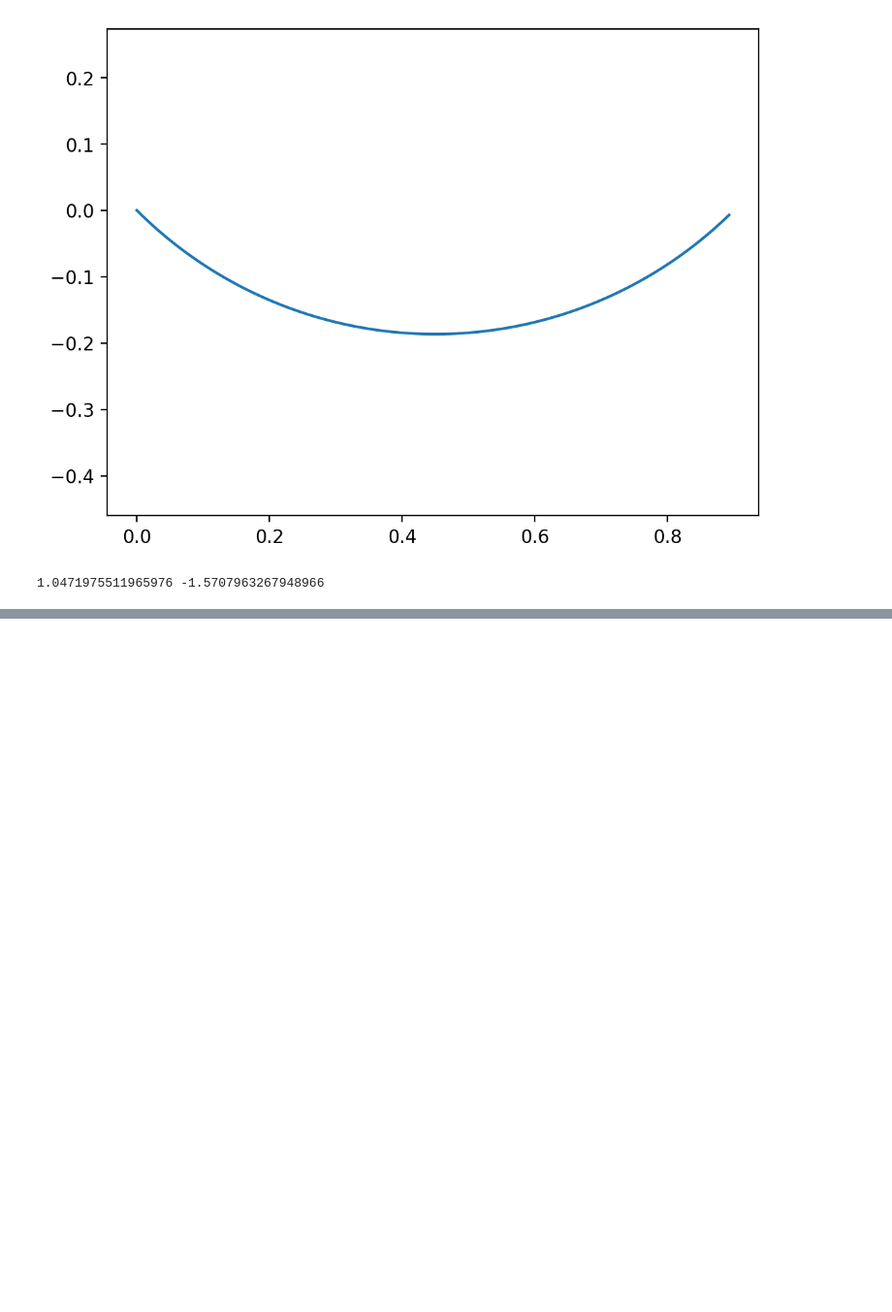
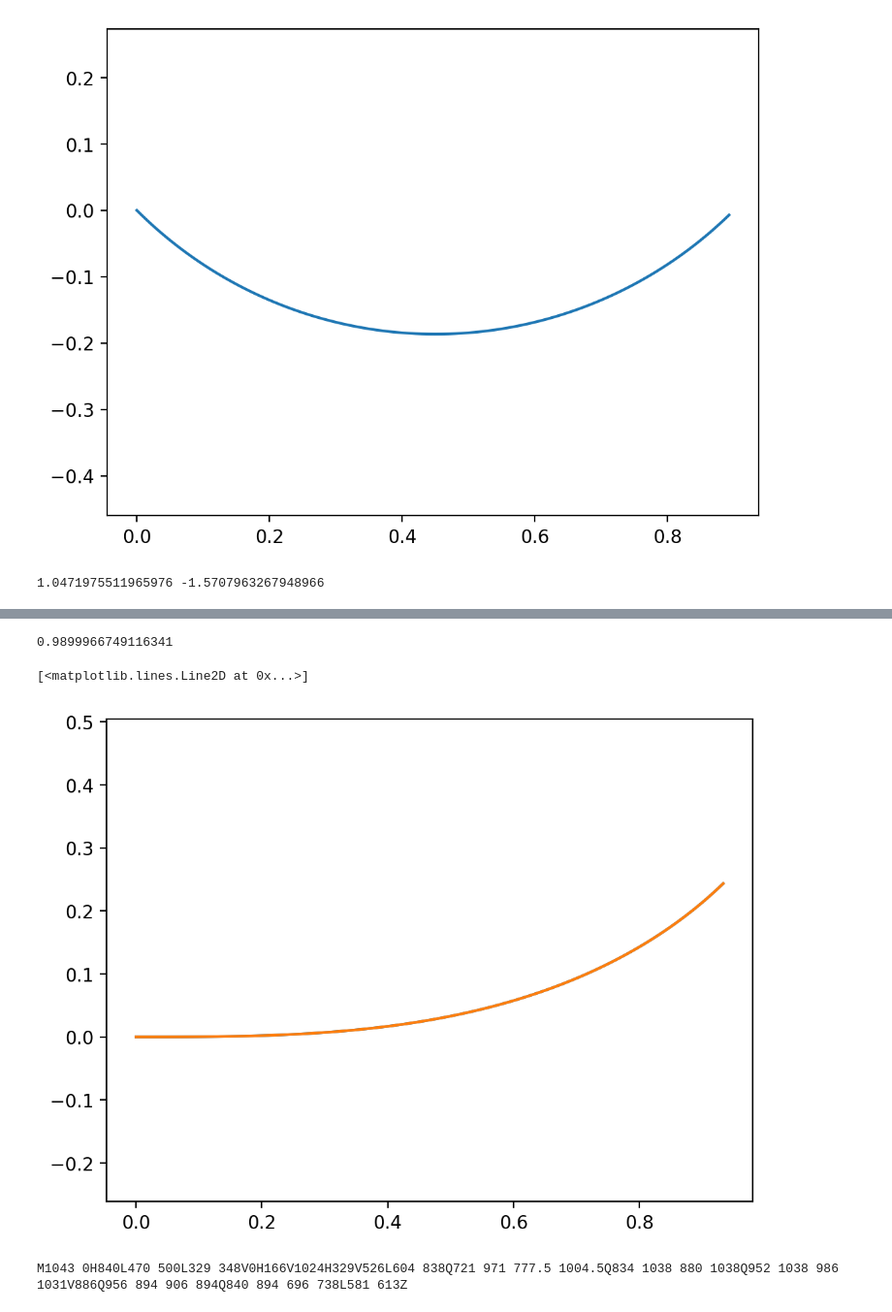
Before and after one commit to msiglreith/nari, a Jupyter notebook: euler.ipynb, the cells around one changed output, grey strips where cells are left out. Shown at 97% size. Saved outputs shown, nothing was run; the diff lists cells and outputs as text; code cells hidden in the pictures; blank space fills up the shorter version.

```diff
--- a/euler.ipynb
+++ b/euler.ipynb
@@ -363,0 +383,26 @@ ax.axis('equal')
+# %%
+a = 1.0
+k2 = np.pi / 2.0
+[x0, y0] = spiral(0.0, a, 0.0, k2)
+print(curve_length(x0, y0))
+[x1, y1] = spiral(0.0, 1.0, 0.0, a**2 * k2)
+
+plt.plot(x0, y0)
+plt.axis('equal')
+plt.plot(a * np.array(x1), a * np.array(y1))
+# %% [output]
+0.9899966749116341
+[<matplotlib.lines.Line2D at 0x...>]
+[figure, added]
+# %%
+from fontTools.pens.svgPathPen import SVGPathPen
+
+font = TTFont("assets/segoeui.ttf")
+glyphs = font.getGlyphSet()
+svgpen = SVGPathPen(glyphs)
+glyph = glyphs['kappa']
+glyph.draw(svgpen)
+path = svgpen.getCommands()
+print(path)
+# %% [output]
+M1043 0H840L470 500L329 348V0H166V1024H329V526L604 838Q721 971 777.5 1004.5Q834 1038 880 1038Q952 1038 986 1031V886Q956 894 906 894Q840 894 696 738L581 613Z
```
Also changed, not shown: parts of 3 cells of this notebook.
